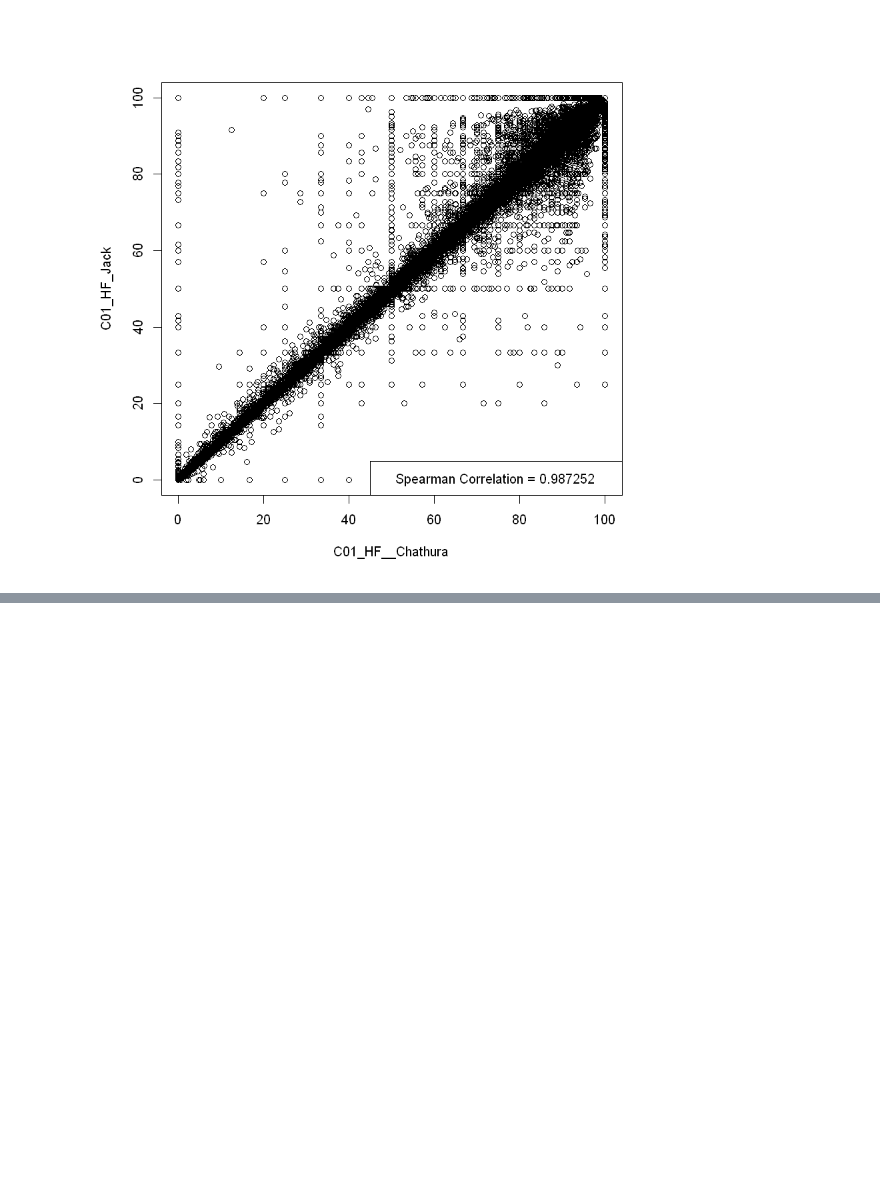
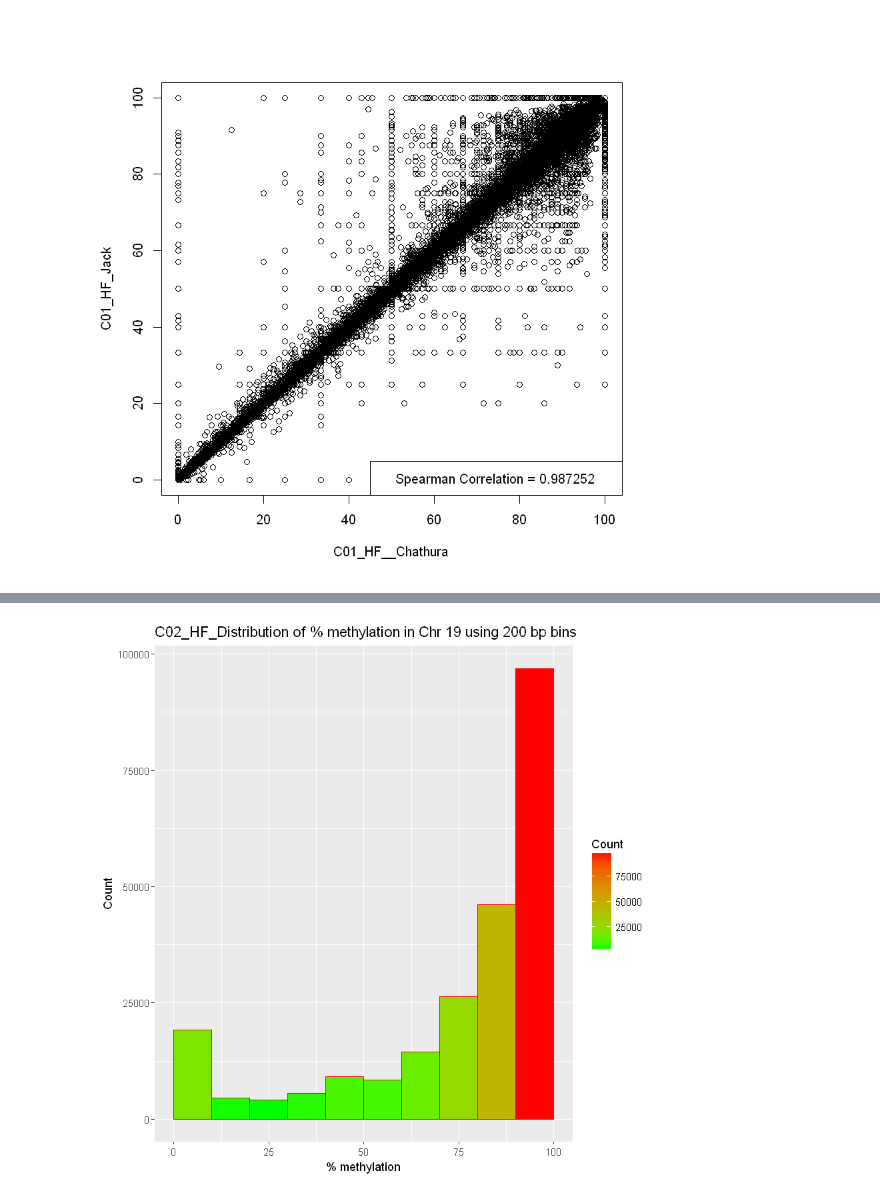
Before and after one commit to computational-epigenetics-section/bisulfite-seq-data-analysis-pipeline, a Jupyter notebook: bisulfite sequencing pipeline.ipynb, the cells around one changed output, grey strips where cells are left out. Cells and saved outputs as stored; diff of their text form; code cells hidden in the pictures; blank space fills up the shorter version.

```diff
--- a/bisulfite sequencing pipeline.ipynb
+++ b/bisulfite sequencing pipeline.ipynb
@@ -552,0 +573,11 @@ legend(x='bottomright', legend=paste('Spearman Correlation =',round(cor(C01_HF_m
+# %%
+CO2_HF<-read.csv("./sanity_check/C02_HF_chr19_1_Chathura.csv")
+ggplot(data=CO2_HF, aes(CO2_HF$Avg.Methylation)) +
+  geom_histogram(breaks=seq(0, 100, by =10),
+                 col="red",
+                 aes(fill=..count..))+
+  scale_fill_gradient("Count", low = "green", high = "red") +
+  labs(title="C02_HF_Distribution of % methylation in Chr 19 using 200 bp bins") +
+  labs(x="% methylation", y="Count")
+# %% [output]
+[figure, added]
```
Also changed, not shown: parts of 5 cells of this notebook, 6 other files.
